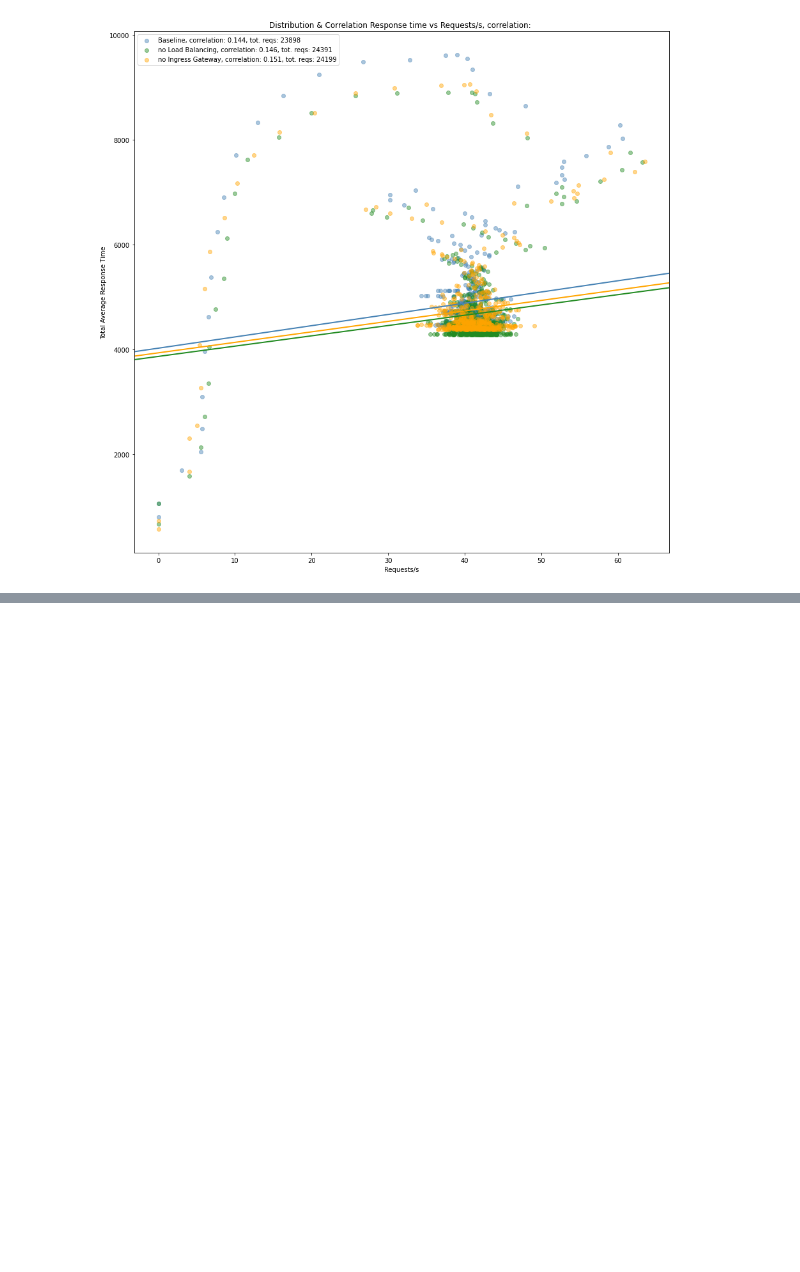
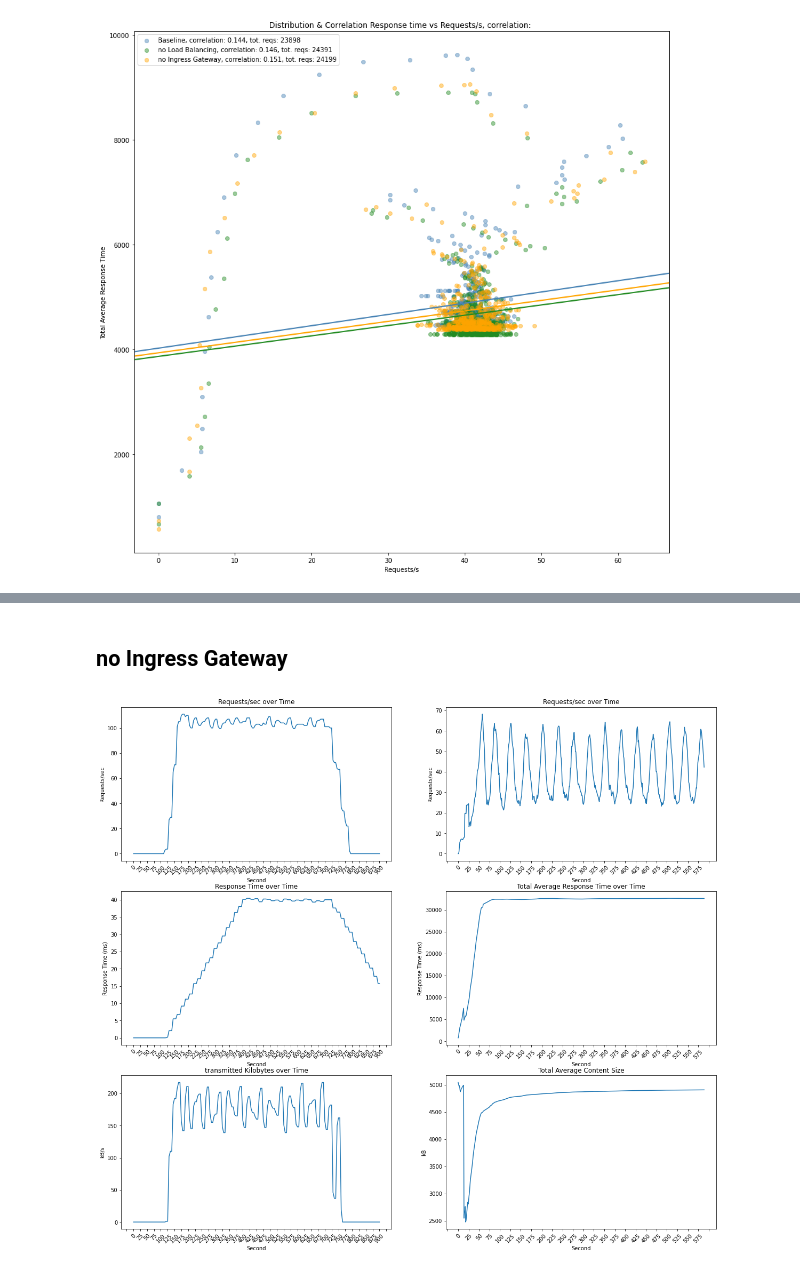
Before and after one commit to whiskeywolke/Service-Mesh-Evaluation, a Jupyter notebook: bookinfo/analysis/bookinfo_analysis.ipynb, the cells around one changed output, grey strips where cells are left out. Cells and saved outputs as stored; diff of their text form; code cells hidden in the pictures; blank space fills up the shorter version.

```diff
--- a/bookinfo/analysis/bookinfo_analysis.ipynb
+++ b/bookinfo/analysis/bookinfo_analysis.ipynb
@@ -227,0 +245,13 @@ plt.show()
+# %% [markdown]
+## no Ingress Gateway
+# %%
+folder = "./../benchmarks/noIngressGatewayHigh/"
+graf_req_sec = pd.read_csv(folder + "Requests_second-data-2022-07-02 12_27_32.csv")
+graf_res = pd.read_csv(folder + "Response time-data-2022-07-02 12_27_49.csv")
+graf_kbps = pd.read_csv(folder + "Total bytes _ sec-data-2022-07-02 12_27_42.csv")
+locust_data = pd.read_csv(folder + "02-07-22_12-14-10_stats_history.csv")
+
+
+make_plot(graf_req_sec, graf_res, graf_kbps, locust_data)
+# %% [output]
+[figure, added]
```
Also changed, not shown: parts of 12 cells of this notebook, 2 other files.
